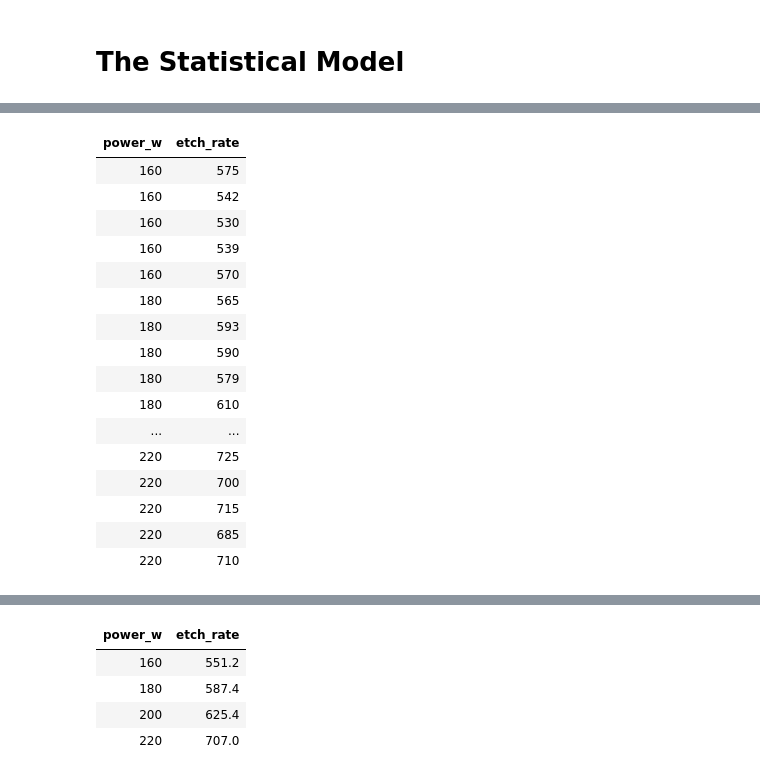
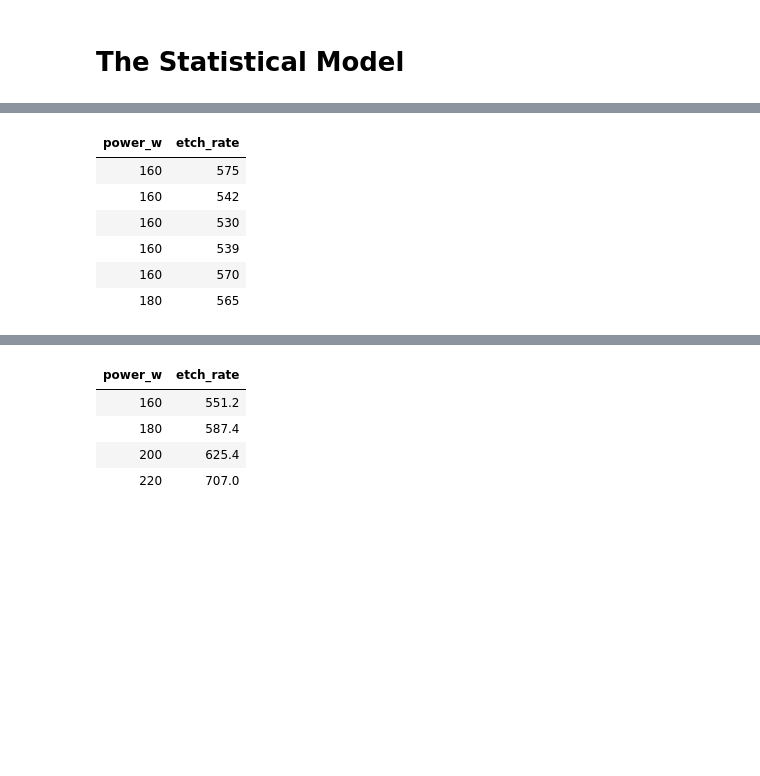
Before and after one commit to yardsale8/STAT321, a Jupyter notebook: the_statistical_model.ipynb, the cells around one changed output, grey strips where cells are left out. Drawn from its saved outputs; the diff is of its cells as text; code cells hidden in the pictures; blank space fills up the shorter version.

```diff
--- a/the_statistical_model.ipynb
+++ b/the_statistical_model.ipynb
@@ -11,22 +11,12 @@ goal is to make comparisons across the power settings.
 ![summaries](./img/e1_summary.png)
 # %%
 data <- read.csv("./data/power_etch.csv")
-data
+head(data)
 # %% [output]
 | power_w | etch_rate |
 | 160 | 575 |
 | 160 | 542 |
 | 160 | 530 |
 | 160 | 539 |
 | 160 | 570 |
 | 180 | 565 |
-| 180 | 593 |
-| 180 | 590 |
-| 180 | 579 |
-| 180 | 610 |
-| ... | ... |
-| 220 | 725 |
-| 220 | 700 |
-| 220 | 715 |
-| 220 | 685 |
-| 220 | 710 |
```
Also changed, not shown: parts of 40 cells of this notebook, 3 other files.
